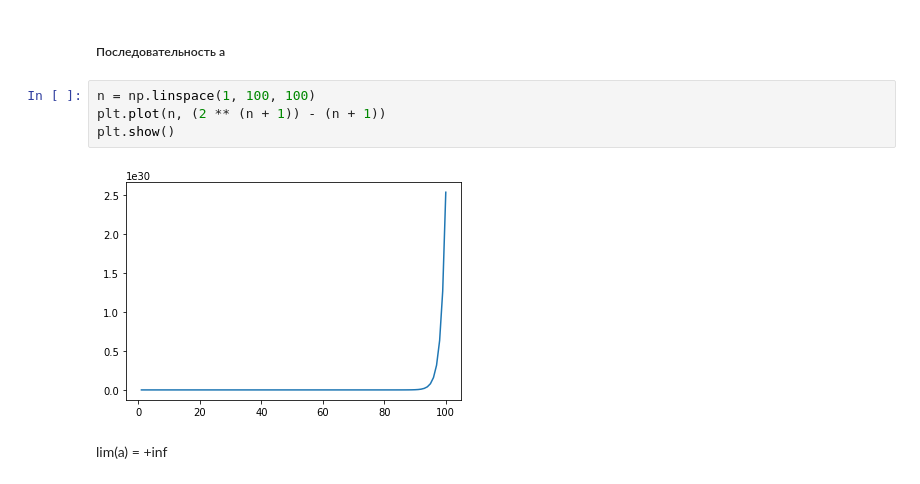
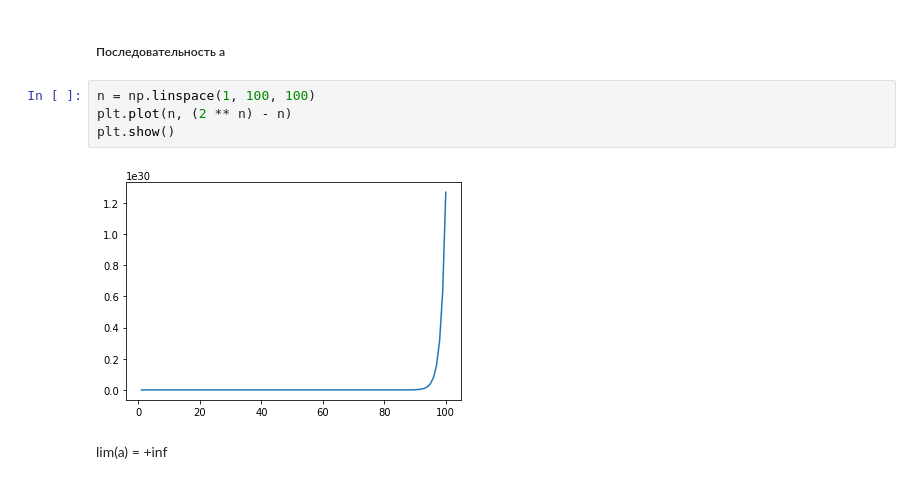
Before and after one commit to haema5/Further_Mathematics, a Jupyter notebook: mathematical analysis/hw_01.ipynb, the cells around one changed output. Saved outputs shown, nothing was run; the diff lists cells and outputs as text.

```diff
--- a/mathematical analysis/hw_01.ipynb
+++ b/mathematical analysis/hw_01.ipynb
@@ -188,10 +188,10 @@ print(d)
 ##### Последовательность a
 # %%
 n = np.linspace(1, 100, 100)
-plt.plot(n, (2 ** (n + 1)) - (n + 1))
+plt.plot(n, (2 ** n) - n)
 plt.show()
 # %% [output]
-[figure, old version]
+[figure, new version]
 # %% [markdown]
 lim(a) = +inf
 # %% [markdown]
```
Also changed, not shown: parts of 21 cells of this notebook.
